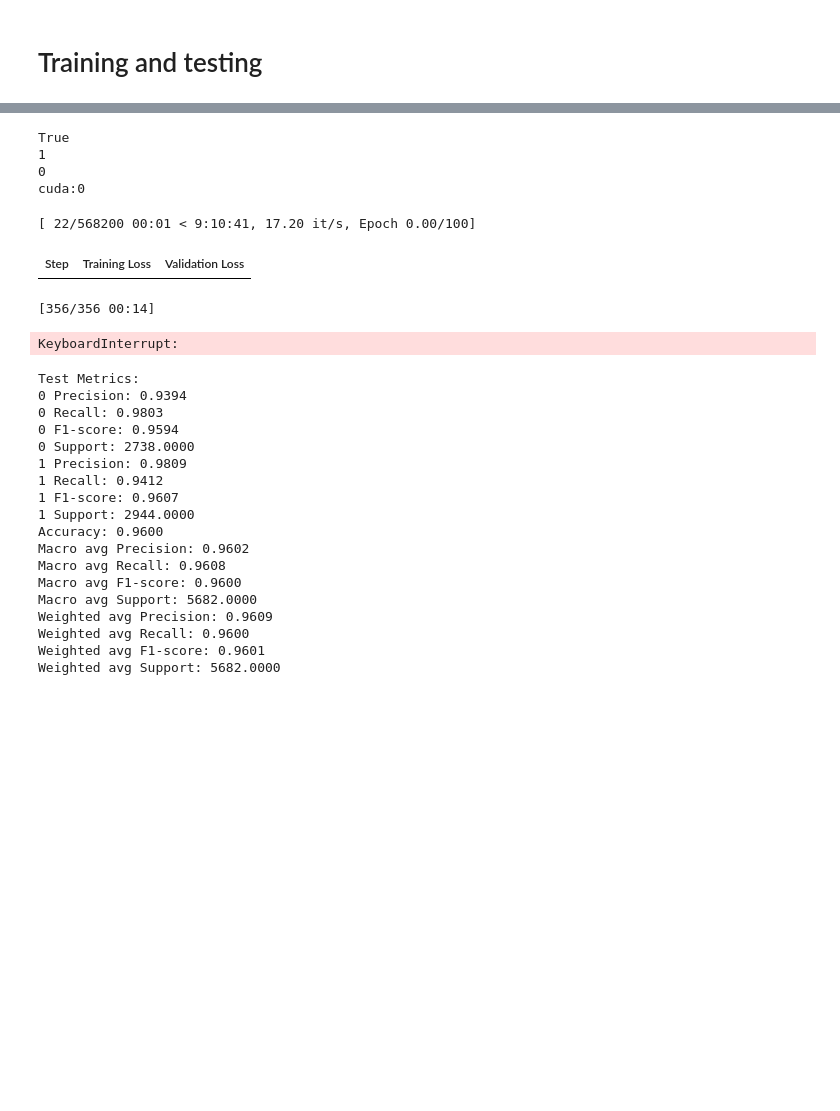
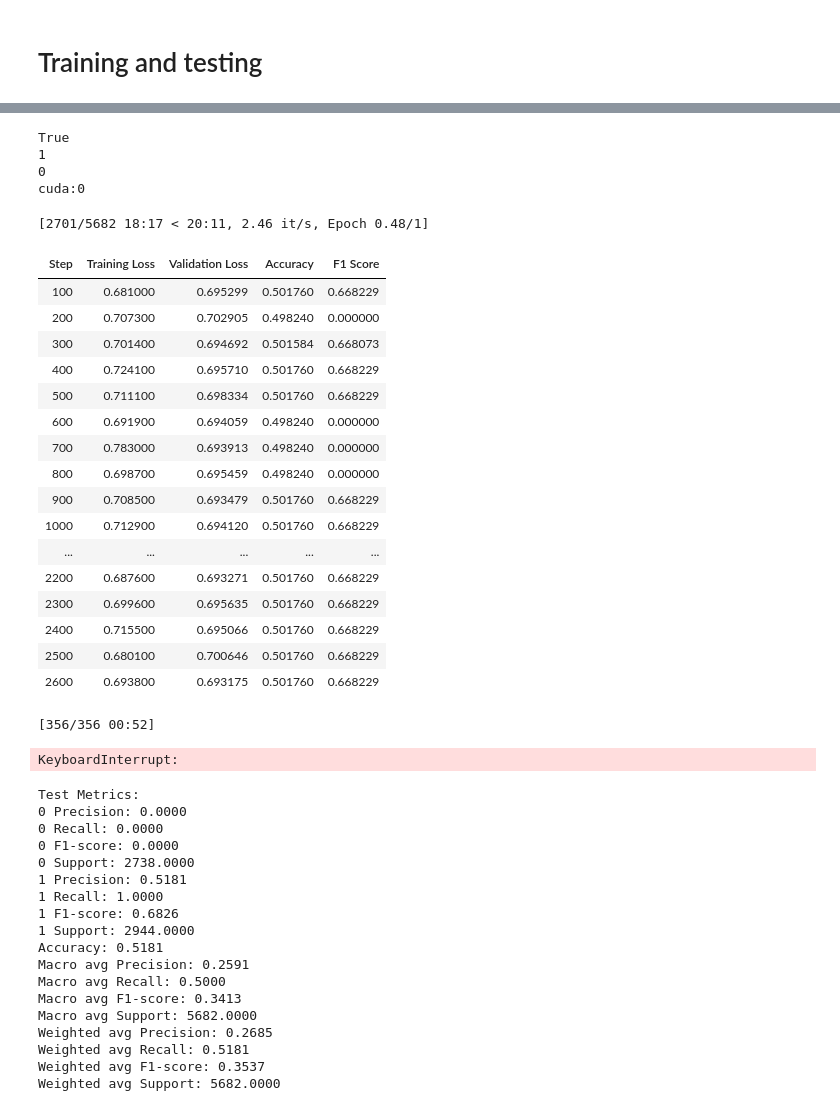
Before and after one commit to AssilZ/Hackathon-IA-vs-AI, a Jupyter notebook: albert_dataset2.ipynb, the cells around one changed output, grey strips where cells are left out. Drawn from its saved outputs; the diff is of its cells as text; code cells hidden in the pictures; blank space fills up the shorter version.

```diff
--- a/albert_dataset2.ipynb
+++ b/albert_dataset2.ipynb
@@ -159,7 +159,7 @@ print(model.device)
 # Training arguments
 training_args = TrainingArguments(
     output_dir='./results',
-    num_train_epochs=100,
+    num_train_epochs=1,
     per_device_train_batch_size=8,
     per_device_eval_batch_size=16,
     warmup_steps=500,
@@ -170,35 +170,51 @@ training_args = TrainingArguments(
     eval_steps=100
 )
 
 # Define the metrics function
 def compute_metrics(pred):
     labels = pred.label_ids
     preds = pred.predictions.argmax(-1)
     acc = accuracy_score(labels, preds)
     f1 = f1_score(labels, preds, average='binary')
     return {
         'accuracy': acc,
         'f1_score': f1,
     }
 
 # Trainer
 trainer = Trainer(
     model=model,
     args=training_args,
     train_dataset=train_dataset,
     eval_dataset=eval_dataset,
     compute_metrics=compute_metrics
 )
 
 # Start training
 trainer.train()
 # %% [output]
 True
 1
 0
 cuda:0
-[ 22/568200 00:01 < 9:10:41, 17.20 it/s, Epoch 0.00/100]
+[2701/5682 18:17 < 20:11, 2.46 it/s, Epoch 0.48/1]
-| Step | Training Loss | Validation Loss |
+| Step | Training Loss | Validation Loss | Accuracy | F1 Score |
+| 100 | 0.681000 | 0.695299 | 0.501760 | 0.668229 |
+| 200 | 0.707300 | 0.702905 | 0.498240 | 0.000000 |
+| 300 | 0.701400 | 0.694692 | 0.501584 | 0.668073 |
+| 400 | 0.724100 | 0.695710 | 0.501760 | 0.668229 |
+| 500 | 0.711100 | 0.698334 | 0.501760 | 0.668229 |
+| 600 | 0.691900 | 0.694059 | 0.498240 | 0.000000 |
+| 700 | 0.783000 | 0.693913 | 0.498240 | 0.000000 |
+| 800 | 0.698700 | 0.695459 | 0.498240 | 0.000000 |
+| 900 | 0.708500 | 0.693479 | 0.501760 | 0.668229 |
+| 1000 | 0.712900 | 0.694120 | 0.501760 | 0.668229 |
+| ... | ... | ... | ... | ... |
+| 2200 | 0.687600 | 0.693271 | 0.501760 | 0.668229 |
+| 2300 | 0.699600 | 0.695635 | 0.501760 | 0.668229 |
+| 2400 | 0.715500 | 0.695066 | 0.501760 | 0.668229 |
+| 2500 | 0.680100 | 0.700646 | 0.501760 | 0.668229 |
+| 2600 | 0.693800 | 0.693175 | 0.501760 | 0.668229 |
-[356/356 00:14]
+[356/356 00:52]
 KeyboardInterrupt:
 # %%
@@ -233,22 +249,22 @@ for metric in test_metrics:
         print(f"{metric.capitalize()}: {test_metrics[metric]:.4f}")
 # %% [output]
 Test Metrics:
-0 Precision: 0.9394
-0 Recall: 0.9803
-0 F1-score: 0.9594
+0 Precision: 0.0000
+0 Recall: 0.0000
+0 F1-score: 0.0000
 0 Support: 2738.0000
-1 Precision: 0.9809
-1 Recall: 0.9412
-1 F1-score: 0.9607
+1 Precision: 0.5181
+1 Recall: 1.0000
+1 F1-score: 0.6826
 1 Support: 2944.0000
-Accuracy: 0.9600
-Macro avg Precision: 0.9602
-Macro avg Recall: 0.9608
-Macro avg F1-score: 0.9600
+Accuracy: 0.5181
+Macro avg Precision: 0.2591
+Macro avg Recall: 0.5000
+Macro avg F1-score: 0.3413
 Macro avg Support: 5682.0000
-Weighted avg Precision: 0.9609
-Weighted avg Recall: 0.9600
-Weighted avg F1-score: 0.9601
+Weighted avg Precision: 0.2685
+Weighted avg Recall: 0.5181
+Weighted avg F1-score: 0.3537
 Weighted avg Support: 5682.0000
 # %%
 # Test on an individual sentence
```
Also changed, not shown: parts of 4 cells of this notebook.
